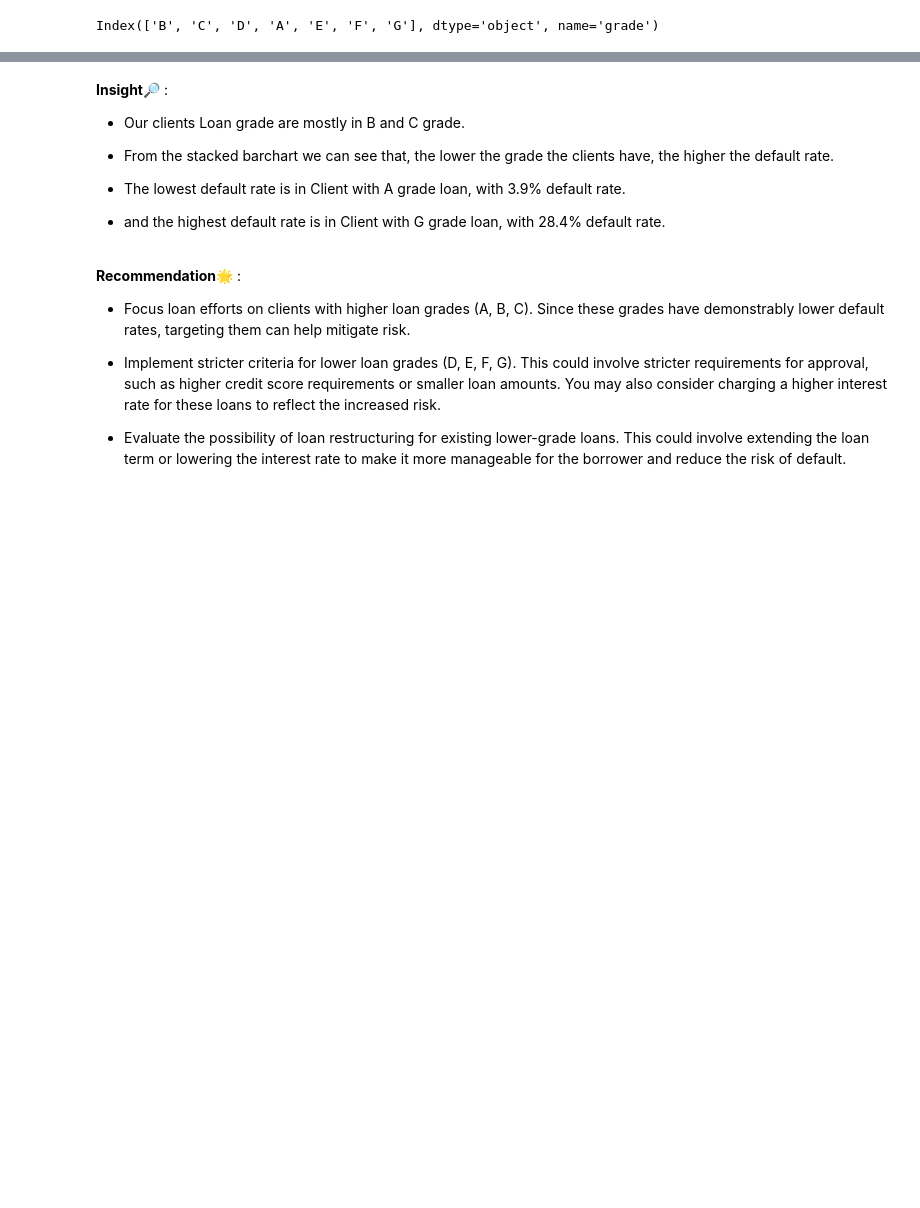
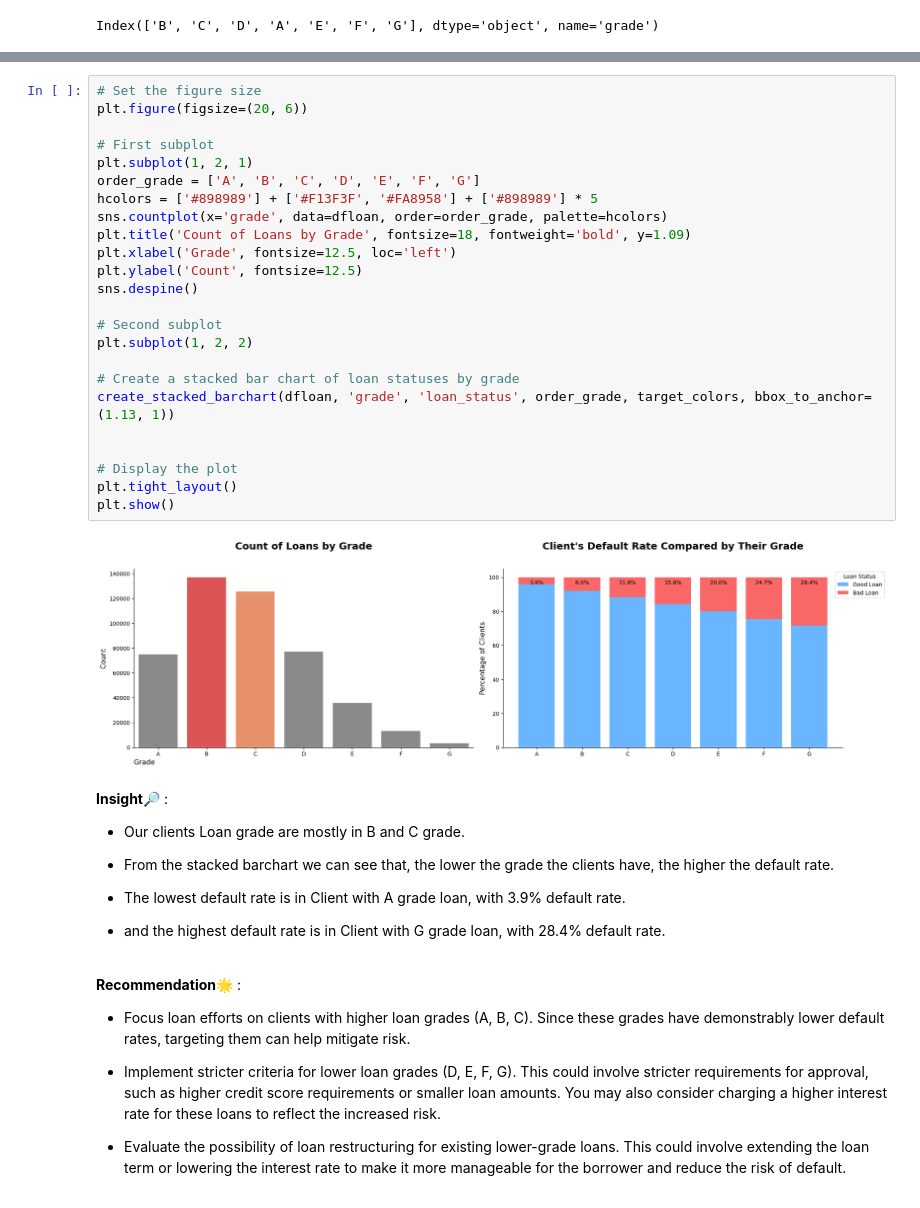
Before and after one commit to azaryasph/IDX-Partners-Project-Based-Internship-Prediction-Model, a Jupyter notebook: notebooks/Prediction Model.ipynb, the cells around one changed output, grey strips where cells are left out. Saved outputs shown, nothing was run; the diff lists cells and outputs as text; blank space fills up the shorter version.

```diff
--- a/notebooks/Prediction Model.ipynb
+++ b/notebooks/Prediction Model.ipynb
@@ -443,3 +437,29 @@ plt.show()
+# %%
+# Set the figure size
+plt.figure(figsize=(20, 6))
+
+# First subplot
+plt.subplot(1, 2, 1)
+order_grade = ['A', 'B', 'C', 'D', 'E', 'F', 'G']
+hcolors = ['#898989'] + ['#F13F3F', '#FA8958'] + ['#898989'] * 5
+sns.countplot(x='grade', data=dfloan, order=order_grade, palette=hcolors)
+plt.title('Count of Loans by Grade', fontsize=18, fontweight='bold', y=1.09)
+plt.xlabel('Grade', fontsize=12.5, loc='left')
+plt.ylabel('Count', fontsize=12.5)
+sns.despine()
+
+# Second subplot
+plt.subplot(1, 2, 2)
+
+# Create a stacked bar chart of loan statuses by grade
+create_stacked_barchart(dfloan, 'grade', 'loan_status', order_grade, target_colors, bbox_to_anchor=(1.13, 1))
+
+
+# Display the plot
+plt.tight_layout()
+plt.show()
+# %% [output]
+[figure, added]
 # %% [markdown]
 **Insight🔎** :<br>
 - Our clients Loan grade are mostly in B and C grade.
```
Also changed, not shown: parts of 20 cells of this notebook.
